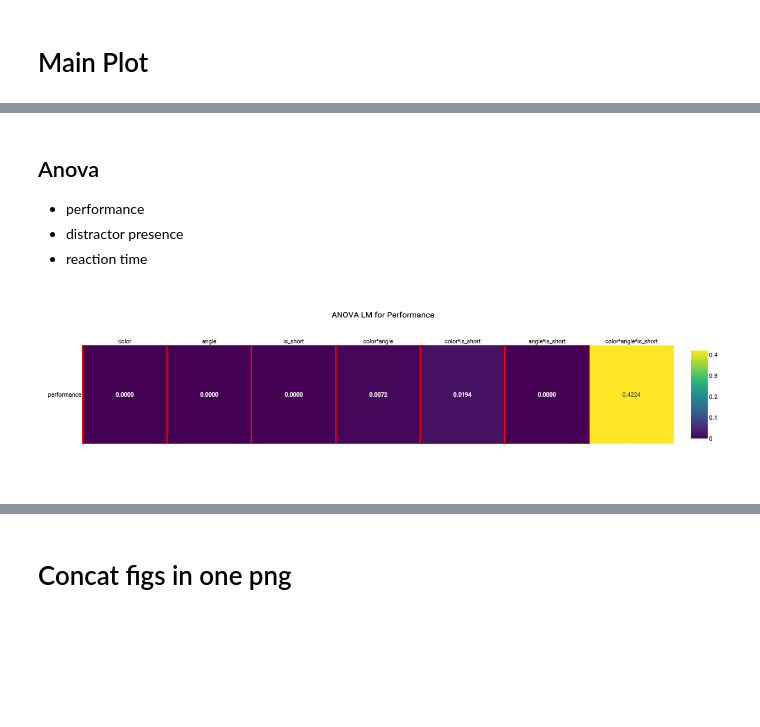
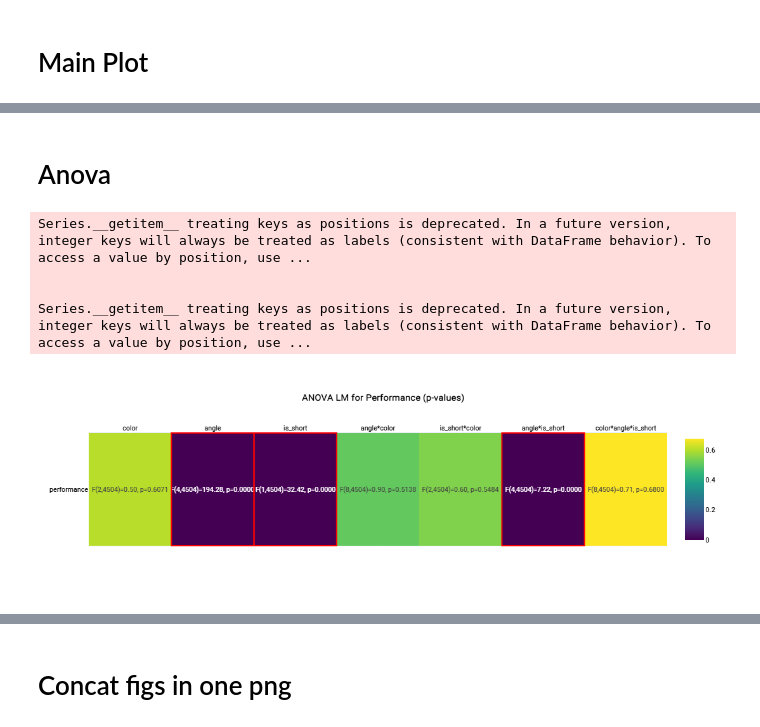
Before and after one commit to mitraZak/motsal, a Jupyter notebook: Motsal.ipynb, the cells around one changed output, grey strips where cells are left out. Drawn from its saved outputs; the diff is of its cells as text; code cells hidden in the pictures; blank space fills up the shorter version.

```diff
--- a/Motsal.ipynb
+++ b/Motsal.ipynb
@@ -21,7 +21,8 @@ import plotly.io as pio
 ## Read files
 # %%
 import glob
-dir_files = glob.glob('all_data/****/**/*.csv', recursive=True)
-# dir_files = [file for file in dir_files if 'participant' not in file] # if 'participant' not in file for excluding
+dir_files = glob.glob('all_data/close_test_15_all/*.csv', recursive=True)
 df = pd.concat((pd.read_csv(f, names = ["trial", "value", "time"]) for f in dir_files), ignore_index=True)
 df = df[df["trial"] != "EFW"] # EFW is duplicated randomly, hence we ignore it
+len(dir_files)
+# display(df)
@@ -44,7 +43,7 @@ def check_correct_columns(row):
 
 def basic_rt_filter(df):
     df = df.copy()
-    df = df[(df["reaction_time"] <= 3000) & (df["reaction_time"] >= 90)]
+    df = df[(df["reaction_time"] <= 2000) & (df["reaction_time"] >= 90)]
     # df = df[(df["saccade_duration"] <= 700) & (df["saccade_duration"] >= 100)] #550 , 175
     return df
 
@@ -119,5 +116,5 @@ def group_by_angle(df, color, split = 0, remove_outlier_rt = False):
     return params_df.groupby("angle").mean().reset_index(), params_df.groupby("angle").sem().reset_index()
 # %%
 # events_df = quantile_outlier_filter("saccade_duration", lower_q=0.1, upper_q=0.9)(events_df)
-events_df = quantile_outlier_filter("reaction_time", lower_q=0.1)(events_df)
+# events_df = quantile_outlier_filter("reaction_time", lower_q=0.1)(events_df)
 # %%
@@ -459,8 +506,5 @@ No artists with labels found to put in legend.  Note that artists whose label st
 # fig.savefig("analysis.png")
 events_df.to_csv('data.csv', index=True)
 # %% [markdown]
-## Anova
-- performance
-- distractor presence
-- reaction time
+# Anova
 # %%
@@ -488,46 +532,67 @@ anova_bytes = fig.to_image(format="png", width=1000, height=300)
 # %%
-# deps = ["performance", "saccad_toward_distractor", "reaction_time", "distractor_presense_on_incorrect_trials"]
-performance_df = events_df.copy()
+performance_df = new_merged_df.copy()
+
+# Define dependent and independent variables
 deps = ["performance"]
-indeps = ["color", "angle", "is_short", "color*angle", "color*is_short", "angle*is_short", "color*angle*is_short"]
+#indeps = ["color", "angle", "is_short", "color*angle", "color*is_short", "angle*is_short", "angle*color*is_short"]
+indeps = ["color", "angle", "is_short", "angle*color", "is_short*color", "angle*is_short", "color*angle*is_short"]
 
-f_values, p_values = [], []
+# Initialize lists to store formatted values for the report
+formatted_results = []
 
+# Calculate F-values and p-values for each dependent variable
 for dependent in deps:
     formula = f"{dependent} ~ C(color, Sum) * C(angle, Sum) * C(is_short, Sum)"
     res = ols(formula, data=performance_df).fit()
     anova_table = anova_lm(res)
-    f_values.append(np.round(anova_table['F'].values[:-1], 4))
-    p_values.append(anova_table['PR(>F)'].values[:-1])
 
-p_values_df = pd.DataFrame(p_values, index=deps, columns=indeps)
+    # Extract degrees of freedom for each factor
+    df1 = anova_table['df'][:-1]    # Between-groups df
+    df2 = anova_table['df'][-1]     # Error df (same for all)
+
+    # Format each F-value with its corresponding df1 and df2
+    formatted_dep = []
+    for i, f_val in enumerate(anova_table['F'][:-1]):
+        formatted_dep.append(f"F({int(df1[i])},{int(df2)})={f_val:.2f}, p={anova_table['PR(>F)'].values[i]:.4f}")
+    formatted_results.append(formatted_dep)
+
+# Convert formatted_results to a DataFrame for display
+report_df = pd.DataFrame(formatted_results, index=deps, columns=indeps)
+
+# Convert p-values to a DataFrame and determine significance based on a p-value threshold
+p_values_df = pd.DataFrame([anova_table['PR(>F)'].values[:-1] for _ in deps], index=deps, columns=indeps)
 significance_df = (p_values_df < 0.05).astype(int)
-fig = px.imshow(p_values_df, title="ANOVA LM for Performance", x=indeps, y=deps, color_continuous_scale='Viridis', aspect="auto")
-fig.update_traces(text=p_values_df.values, texttemplate="%{text:.4f}")
+
+# Plot heatmap
+fig = px.imshow(p_values_df, title="ANOVA LM for Performance (p-values)", x=indeps, y=deps,
+                color_continuous_scale='Viridis', aspect="auto")
+fig.update_traces(text=report_df.values, texttemplate="%{text}", textfont_size=10)
 fig.update_xaxes(side="top")
-fig.update_layout(
-    title_x=0.5,
-    font=my_font,
-)
 
-# red rectangles for significant effects
+# Add red rectangles for significant effects
 for i, dep in enumerate(deps):
     for j, indep in enumerate(indeps):
         if significance_df.iloc[i, j] == 1:
             fig.add_shape(type="rect",
                           x0=j - 0.5, x1=j + 0.5,
                           y0=i - 0.5, y1=i + 0.5,
                           line=dict(color="red", width=2))
 
-fig.update_xaxes(side="top")
+# Update layout
 fig.update_layout(
     title_x=0.5,
     font=my_font,
 )
 
 fig.show()
 anova_bytes = fig.to_image(format="png", width=1000, height=300)
-# display(significance_df)
+
+# Display report_df (formatted F-values and p-values)
+# display(report_df)
 # %% [output]
+Series.__getitem__ treating keys as positions is deprecated. In a future version, integer keys will always be treated as labels (consistent with DataFrame behavior). To access a value by position, use ...
+
+
+Series.__getitem__ treating keys as positions is deprecated. In a future version, integer keys will always be treated as labels (consistent with DataFrame behavior). To access a value by position, use ...
-[figure, old version]
+[figure, new version]
 # %%
```
Also changed, not shown: parts of 30 cells of this notebook.
